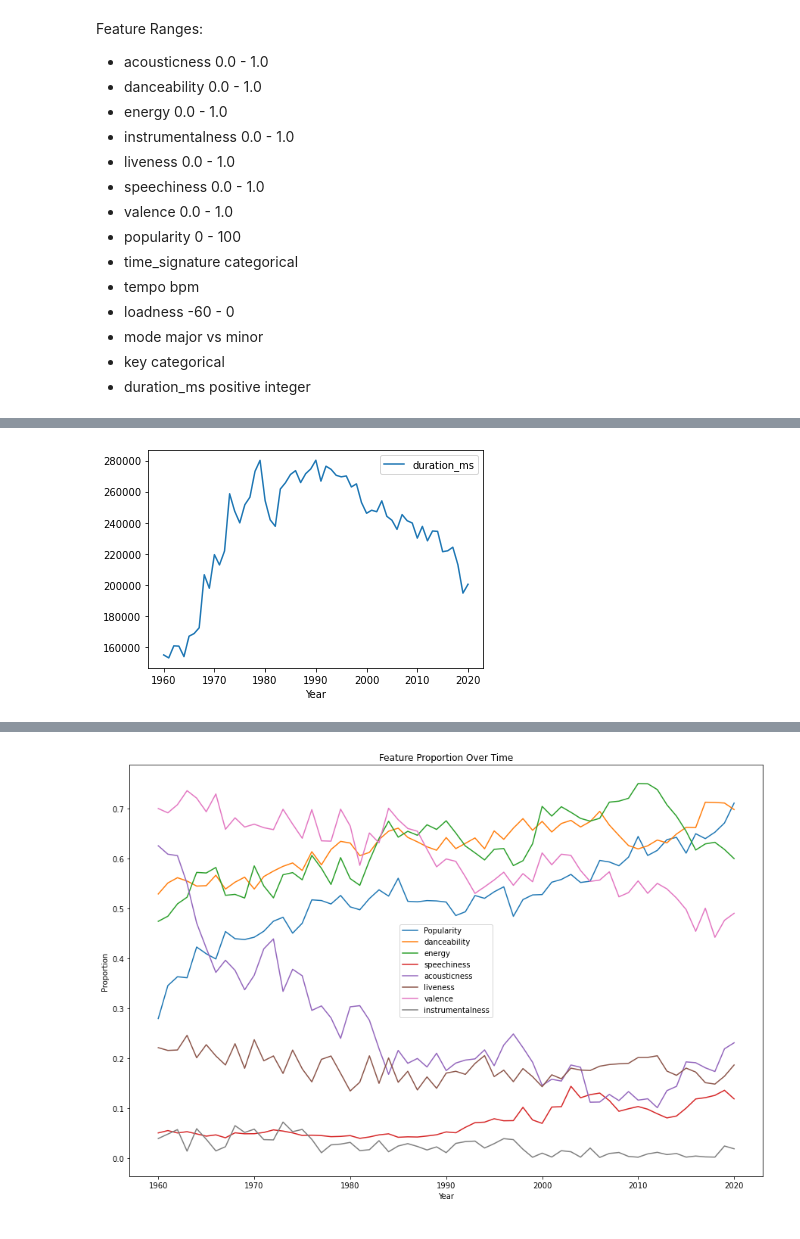
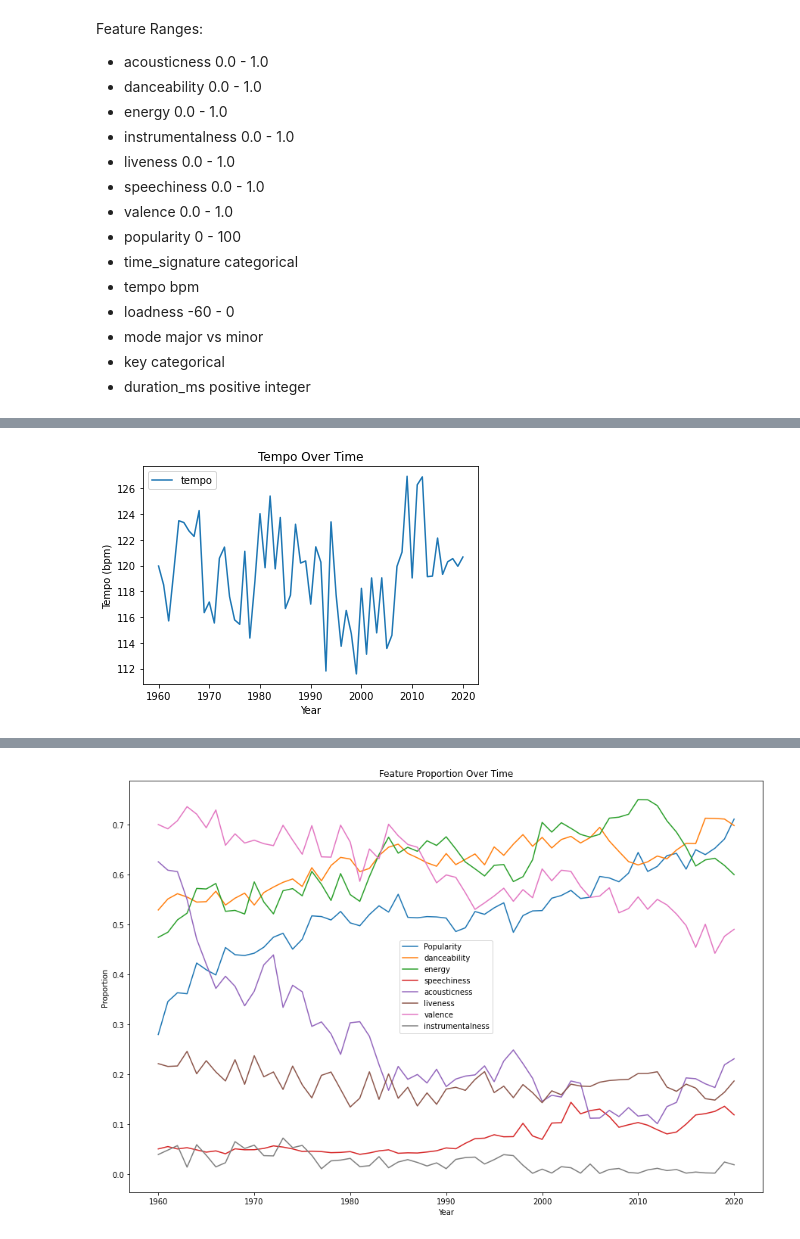
Before and after one commit to aholtz06/CMSC320_Final, a Jupyter notebook: src/index.ipynb, the cells around one changed output, grey strips where cells are left out. Drawn from its saved outputs; the diff is of its cells as text; code cells hidden in the pictures.

```diff
--- a/src/index.ipynb
+++ b/src/index.ipynb
@@ -528,4 +517,16 @@ ax = avgs.plot(x="Year", y="loudness")
-# %%
-ax = avgs.plot(x="Year", y="duration_ms")
-# %% [output]
-[figure, removed]
+# %%
+# Create a dataframe of the average of each feature per year
+avgs = data.groupby("Year").mean().reset_index()
+
+# Graph the relationship of tempo over time
+ax = avgs.plot(x="Year", y="tempo")
+
+# Labels
+ax.set_ylabel('Tempo (bpm)')
+ax.set_title('Tempo Over Time')
+ax.get_legend().remove()
+
+# Display
+display()
+# %% [output]
+[figure, added]
```
Also changed, not shown: parts of 9 cells of this notebook.
